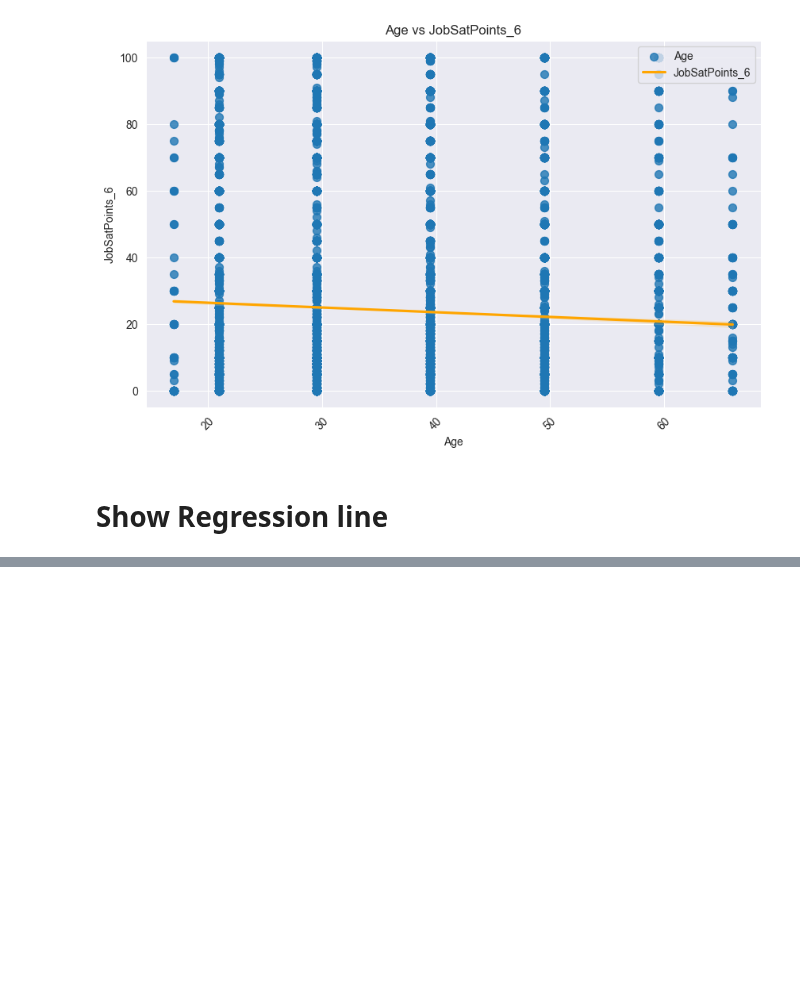
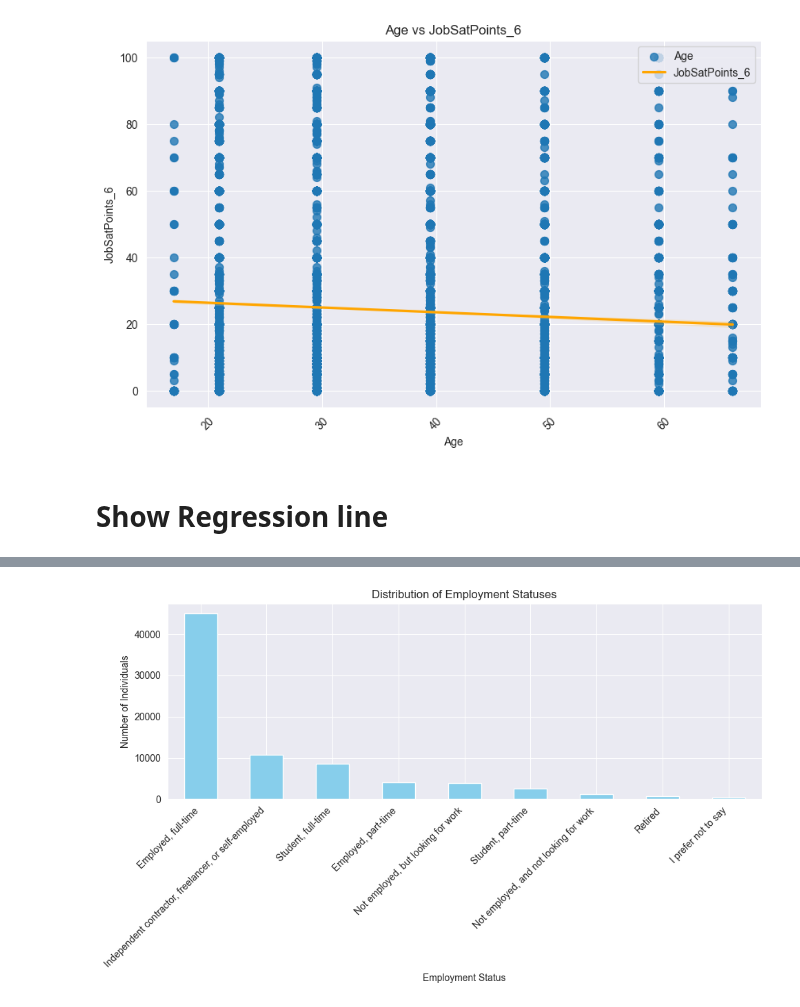
Before and after one commit to Hasan082/Data-Analysis, a Jupyter notebook: Capstone_project/Scatter_Plot_rdms.ipynb, the cells around one changed output, grey strips where cells are left out. Cells and saved outputs as stored; diff of their text form; code cells hidden in the pictures; blank space fills up the shorter version.

Commit message:
Employment make nuem,rical and show bar

```diff
--- a/Capstone_project/Scatter_Plot_rdms.ipynb
+++ b/Capstone_project/Scatter_Plot_rdms.ipynb
@@ -126,0 +146,3 @@ plt.show()
+# %%
+employment_dummies = df['Employment'].str.get_dummies(sep=';')
+employment_dummies
@@ -126,0 +163,17 @@ plt.show()
+# %%
+import matplotlib.pyplot as plt
+
+# Sum the occurrences of each employment status
+employment_counts = employment_dummies.sum().sort_values(ascending=False)
+
+# Plot the distribution
+plt.figure(figsize=(10, 6))
+employment_counts.plot(kind='bar', color='skyblue')
+plt.xlabel('Employment Status')
+plt.ylabel('Number of Individuals')
+plt.title('Distribution of Employment Statuses')
+plt.xticks(rotation=45, ha='right')
+plt.tight_layout()
+plt.show()
+# %% [output]
+[figure, added]
```
Also changed, not shown: parts of 3 cells of this notebook.
